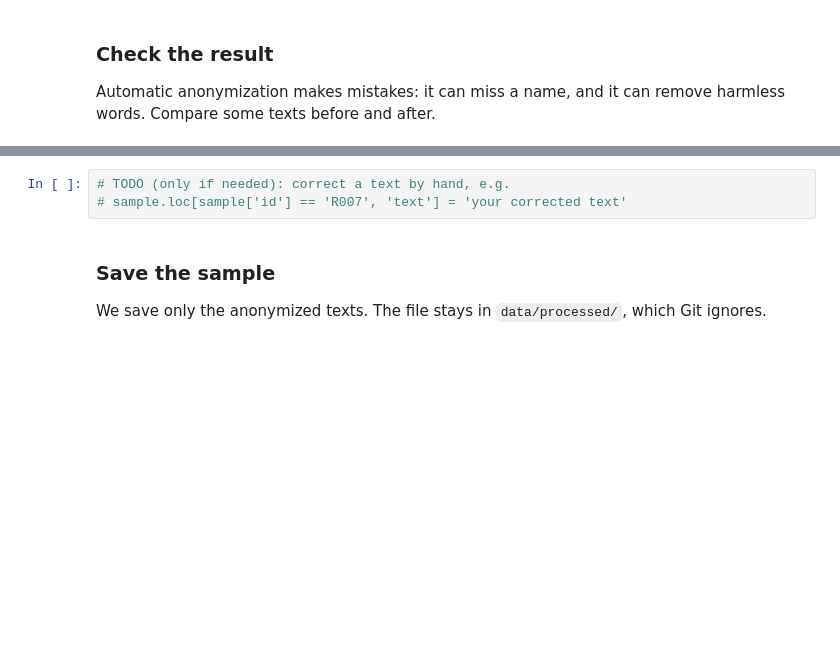
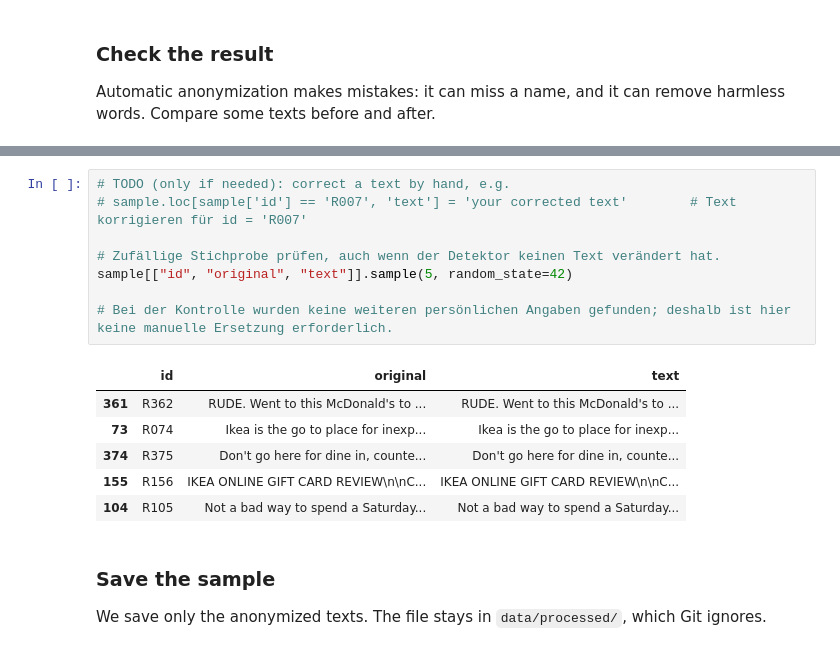
Before and after one commit to simonschmid30/llm_fundamentals, a Jupyter notebook: 01_Explore_Yelp_Data/explore_yelp_data.ipynb, the cells around one changed output, grey strips where cells are left out. Drawn from its saved outputs; the diff is of its cells as text; blank space fills up the shorter version.

```diff
--- a/01_Explore_Yelp_Data/explore_yelp_data.ipynb
+++ b/01_Explore_Yelp_Data/explore_yelp_data.ipynb
@@ -261,6 +343,18 @@ changed[["id", "original", "text"]].head(5)
 # %%
 # TODO (only if needed): correct a text by hand, e.g.
-# sample.loc[sample['id'] == 'R007', 'text'] = 'your corrected text'
+# sample.loc[sample['id'] == 'R007', 'text'] = 'your corrected text'        # Text korrigieren für id = 'R007'
+
+# Zufällige Stichprobe prüfen, auch wenn der Detektor keinen Text verändert hat.
+sample[["id", "original", "text"]].sample(5, random_state=42)
+
+# Bei der Kontrolle wurden keine weiteren persönlichen Angaben gefunden; deshalb ist hier keine manuelle Ersetzung erforderlich.
+# %% [output]
+|  | id | original | text |
+| 361 | R362 | RUDE. Went to this McDonald's to ... | RUDE. Went to this McDonald's to ... |
+| 73 | R074 | Ikea is the go to place for inexp... | Ikea is the go to place for inexp... |
+| 374 | R375 | Don't go here for dine in, counte... | Don't go here for dine in, counte... |
+| 155 | R156 | IKEA ONLINE GIFT CARD REVIEW\n\nC... | IKEA ONLINE GIFT CARD REVIEW\n\nC... |
+| 104 | R105 | Not a bad way to spend a Saturday... | Not a bad way to spend a Saturday... |
 # %% [markdown]
 ### Save the sample
 
```
Also changed, not shown: parts of 19 cells of this notebook, 3 other files.
